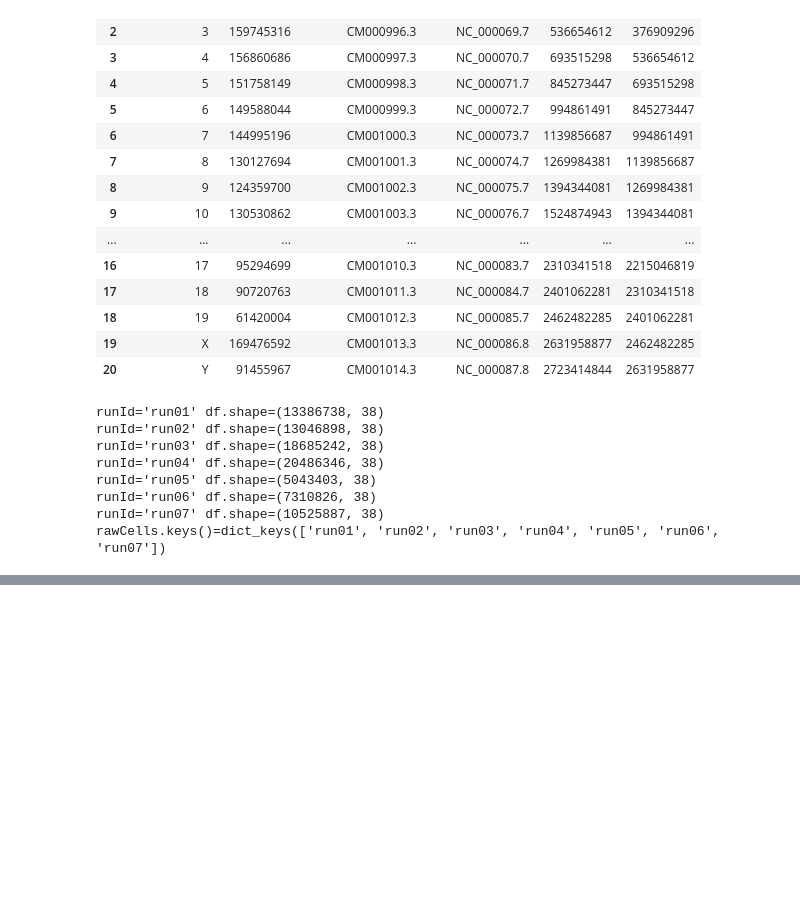
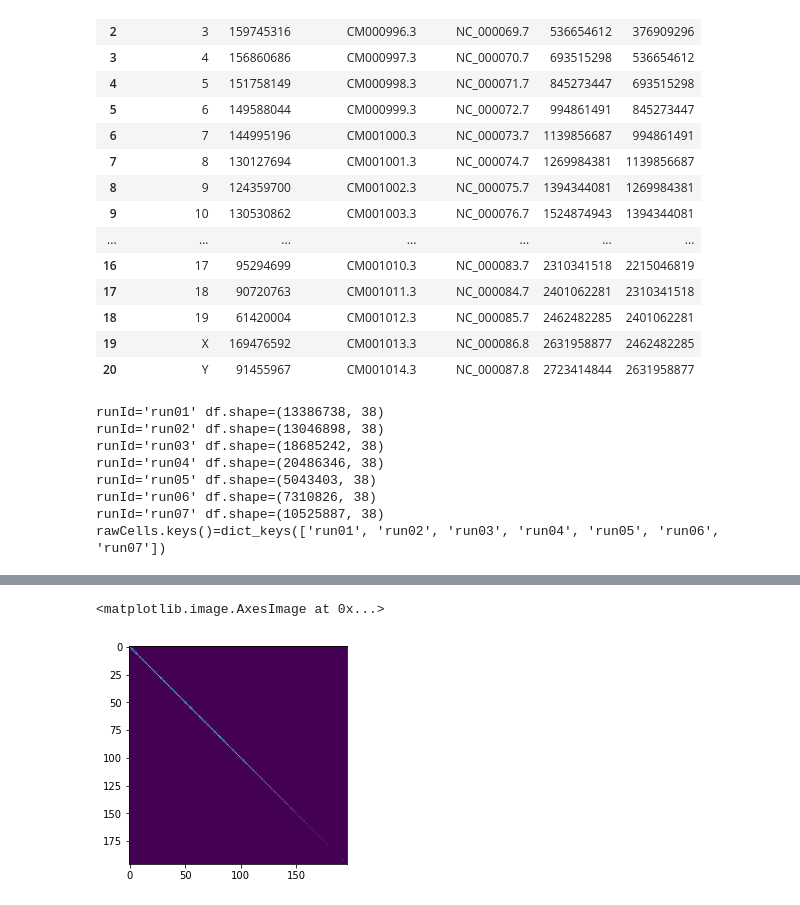
Before and after one commit to CooperStansbury/scPoreC-analysis, a Jupyter notebook: notebooks/network_analysis.ipynb, the cells around one changed output, grey strips where cells are left out. Cells and saved outputs as stored; diff of their text form; code cells hidden in the pictures; blank space fills up the shorter version.

```diff
--- a/notebooks/network_analysis.ipynb
+++ b/notebooks/network_analysis.ipynb
@@ -134,31 +165,7 @@ Indirect Contacts 0 (0.000)
 
 filteredCellsChr2.keys()=dict_keys(['run01', 'run02', 'run03', 'run04', 'run05', 'run06', 'run07'])
 # %%
-# get binary adjacency matrices
-
-
-def getHic(df, bins, label1, label2):
-    grped = df.groupby([label1, label2])['read_name'].count().reset_index() # NOTE: not counting unique here
-    A = grped.pivot(*grped)
-
-    binNames = [i for i in range(len(bins))]
-
-#     A.columns = binNames
-#     A.index = binNames||
-
-    print(A.index.max())
-
-    A = A.reindex(binNames, fill_value=0,  axis=0)
-    A = A.reindex(binNames, fill_value=0,  axis=1)
-
-    print(A.index.max())
-
-    A = A.fillna(0)
-
-    return A
-
-
-
+# make interaction networks
 reload(pcu)
 reload(binning)
 
@@ -170,7 +177,7 @@ chr2Bins = binning.getBins(chromLength, resolution)
 label1 = 'bin1'
 label2 = 'bin2'
 
-binaryMatrices = {}
+matrices = {}
 
 for runId, chr2 in filteredCellsChr2.items():
     print(f"{runId=}")
@@ -180,17 +187,10 @@ for runId, chr2 in filteredCellsChr2.items():
                                      label1=label1,
                                      label2=label2)
 
-    A = getHic(chr2, chr2Bins, label1, label2)
-#     plt.imshow(A.to_numpy())
+    A = pcu.getHic(chr2, chr2Bins, label1, label2)
+    print(f"{A.shape}")
+    matrices[runId] = A
 
-    break
-
-#     A = pcu.constructHiCSingleChromosome(chr2, log=False, binary=True)
-#     print(f"{A.shape=}")
-#     binaryMatrices[runId] = A
-
-plt.imshow(A)
-
-# print(f"{binaryMatrices.keys()=}")
+print(f"{matrices.keys()}")
 # %% [output]
 runId='run01'
@@ -212,3 +228,8 @@ array([[1, 0, 0, ..., 0, 0, 0],
+# %%
+plt.imshow(matrices['run01'])
+# %% [output]
+<matplotlib.image.AxesImage at 0x...>
+[figure, added]
 # %%
 %matplotlib inline
 
```
Also changed, not shown: parts of 11 cells of this notebook, 2 other files.
